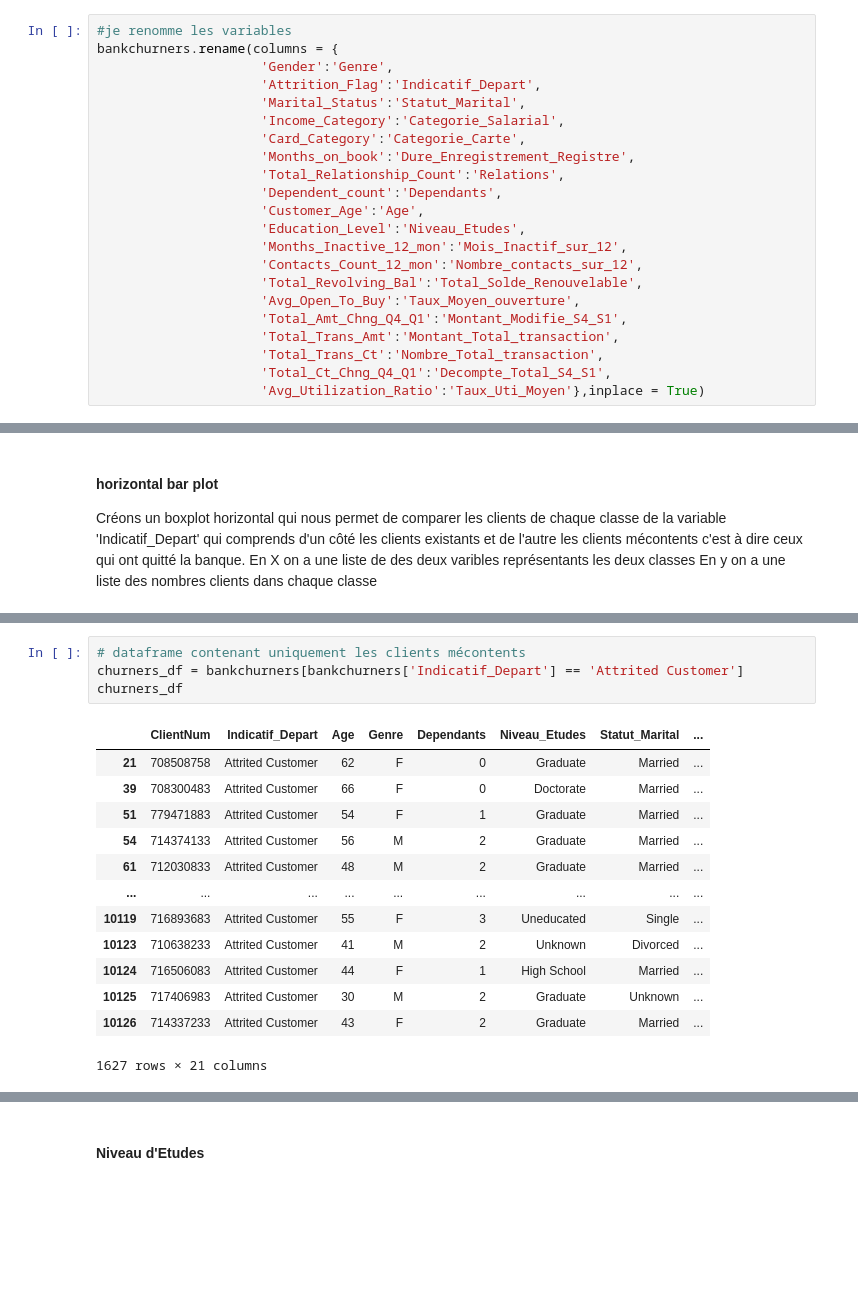
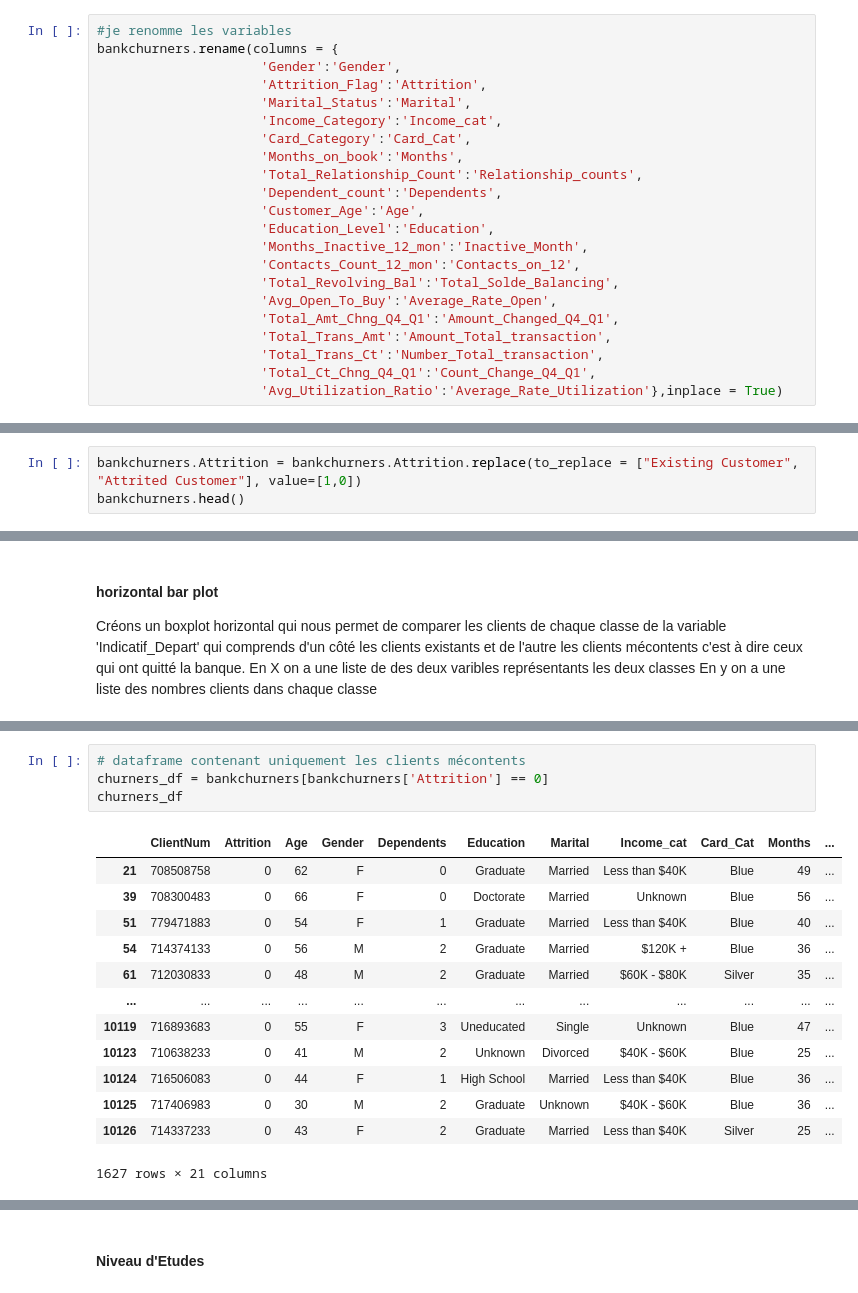
Before and after one commit to cyrio/data-analyst-bankchurners, a Jupyter notebook: BankChurners.ipynb, the cells around one changed output, grey strips where cells are left out. Saved outputs shown, nothing was run; the diff lists cells and outputs as text; blank space fills up the shorter version.

```diff
--- a/BankChurners.ipynb
+++ b/BankChurners.ipynb
@@ -138,25 +92,25 @@ Index(['ClientNum', 'Attrition_Flag', 'Customer_Age', 'Gender',
 # %%
 #je renomme les variables
 bankchurners.rename(columns = {
-                     'Gender':'Genre',
-                     'Attrition_Flag':'Indicatif_Depart',
-                     'Marital_Status':'Statut_Marital',
-                     'Income_Category':'Categorie_Salarial',
-                     'Card_Category':'Categorie_Carte',
-                     'Months_on_book':'Dure_Enregistrement_Registre',
-                     'Total_Relationship_Count':'Relations',
-                     'Dependent_count':'Dependants',
+                     'Gender':'Gender',
+                     'Attrition_Flag':'Attrition',
+                     'Marital_Status':'Marital',
+                     'Income_Category':'Income_cat',
+                     'Card_Category':'Card_Cat',
+                     'Months_on_book':'Months',
+                     'Total_Relationship_Count':'Relationship_counts',
+                     'Dependent_count':'Dependents',
                      'Customer_Age':'Age',
-                     'Education_Level':'Niveau_Etudes',
-                     'Months_Inactive_12_mon':'Mois_Inactif_sur_12',
-                     'Contacts_Count_12_mon':'Nombre_contacts_sur_12',
-                     'Total_Revolving_Bal':'Total_Solde_Renouvelable',
-                     'Avg_Open_To_Buy':'Taux_Moyen_ouverture',
-                     'Total_Amt_Chng_Q4_Q1':'Montant_Modifie_S4_S1',
-                     'Total_Trans_Amt':'Montant_Total_transaction',
-                     'Total_Trans_Ct':'Nombre_Total_transaction',
-                     'Total_Ct_Chng_Q4_Q1':'Decompte_Total_S4_S1',
-                     'Avg_Utilization_Ratio':'Taux_Uti_Moyen'},inplace = True)
+                     'Education_Level':'Education',
+                     'Months_Inactive_12_mon':'Inactive_Month',
+                     'Contacts_Count_12_mon':'Contacts_on_12',
+                     'Total_Revolving_Bal':'Total_Solde_Balancing',
+                     'Avg_Open_To_Buy':'Average_Rate_Open',
+                     'Total_Amt_Chng_Q4_Q1':'Amount_Changed_Q4_Q1',
+                     'Total_Trans_Amt':'Amount_Total_transaction',
+                     'Total_Trans_Ct':'Number_Total_transaction',
+                     'Total_Ct_Chng_Q4_Q1':'Count_Change_Q4_Q1',
+                     'Avg_Utilization_Ratio':'Average_Rate_Utilization'},inplace = True)
 # %%
 bankchurners.describe()
 # %% [output]
@@ -252,0 +226,3 @@ sns.catplot(x="Age", y="Indicatif_Depart", data = bankchurners, kind= "box", hei
+# %%
+bankchurners.Attrition = bankchurners.Attrition.replace(to_replace = ["Existing Customer", "Attrited Customer"], value=[1,0])
+bankchurners.head()
@@ -268,18 +252,18 @@ ax.bar_label(bars)
 # %%
 # dataframe contenant uniquement les clients mécontents
-churners_df = bankchurners[bankchurners['Indicatif_Depart'] == 'Attrited Customer']
+churners_df = bankchurners[bankchurners['Attrition'] == 0]
 churners_df
 # %% [output]
-|  | ClientNum | Indicatif_Depart | Age | Genre | Dependants | Niveau_Etudes | Statut_Marital | ... |
-| 21 | 708508758 | Attrited Customer | 62 | F | 0 | Graduate | Married | ... |
-| 39 | 708300483 | Attrited Customer | 66 | F | 0 | Doctorate | Married | ... |
-| 51 | 779471883 | Attrited Customer | 54 | F | 1 | Graduate | Married | ... |
-| 54 | 714374133 | Attrited Customer | 56 | M | 2 | Graduate | Married | ... |
-| 61 | 712030833 | Attrited Customer | 48 | M | 2 | Graduate | Married | ... |
-| ... | ... | ... | ... | ... | ... | ... | ... | ... |
-| 10119 | 716893683 | Attrited Customer | 55 | F | 3 | Uneducated | Single | ... |
-| 10123 | 710638233 | Attrited Customer | 41 | M | 2 | Unknown | Divorced | ... |
-| 10124 | 716506083 | Attrited Customer | 44 | F | 1 | High School | Married | ... |
-| 10125 | 717406983 | Attrited Customer | 30 | M | 2 | Graduate | Unknown | ... |
-| 10126 | 714337233 | Attrited Customer | 43 | F | 2 | Graduate | Married | ... |
+|  | ClientNum | Attrition | Age | Gender | Dependents | Education | Marital | Income_cat | Card_Cat | Months | ... |
+| 21 | 708508758 | 0 | 62 | F | 0 | Graduate | Married | Less than $40K | Blue | 49 | ... |
+| 39 | 708300483 | 0 | 66 | F | 0 | Doctorate | Married | Unknown | Blue | 56 | ... |
+| 51 | 779471883 | 0 | 54 | F | 1 | Graduate | Married | Less than $40K | Blue | 40 | ... |
+| 54 | 714374133 | 0 | 56 | M | 2 | Graduate | Married | $120K + | Blue | 36 | ... |
+| 61 | 712030833 | 0 | 48 | M | 2 | Graduate | Married | $60K - $80K | Silver | 35 | ... |
+| ... | ... | ... | ... | ... | ... | ... | ... | ... | ... | ... | ... |
+| 10119 | 716893683 | 0 | 55 | F | 3 | Uneducated | Single | Unknown | Blue | 47 | ... |
+| 10123 | 710638233 | 0 | 41 | M | 2 | Unknown | Divorced | $40K - $60K | Blue | 25 | ... |
+| 10124 | 716506083 | 0 | 44 | F | 1 | High School | Married | Less than $40K | Blue | 36 | ... |
+| 10125 | 717406983 | 0 | 30 | M | 2 | Graduate | Unknown | $40K - $60K | Blue | 36 | ... |
+| 10126 | 714337233 | 0 | 43 | F | 2 | Graduate | Married | Less than $40K | Silver | 25 | ... |
 1627 rows × 21 columns
```
Also changed, not shown: parts of 34 cells of this notebook.
